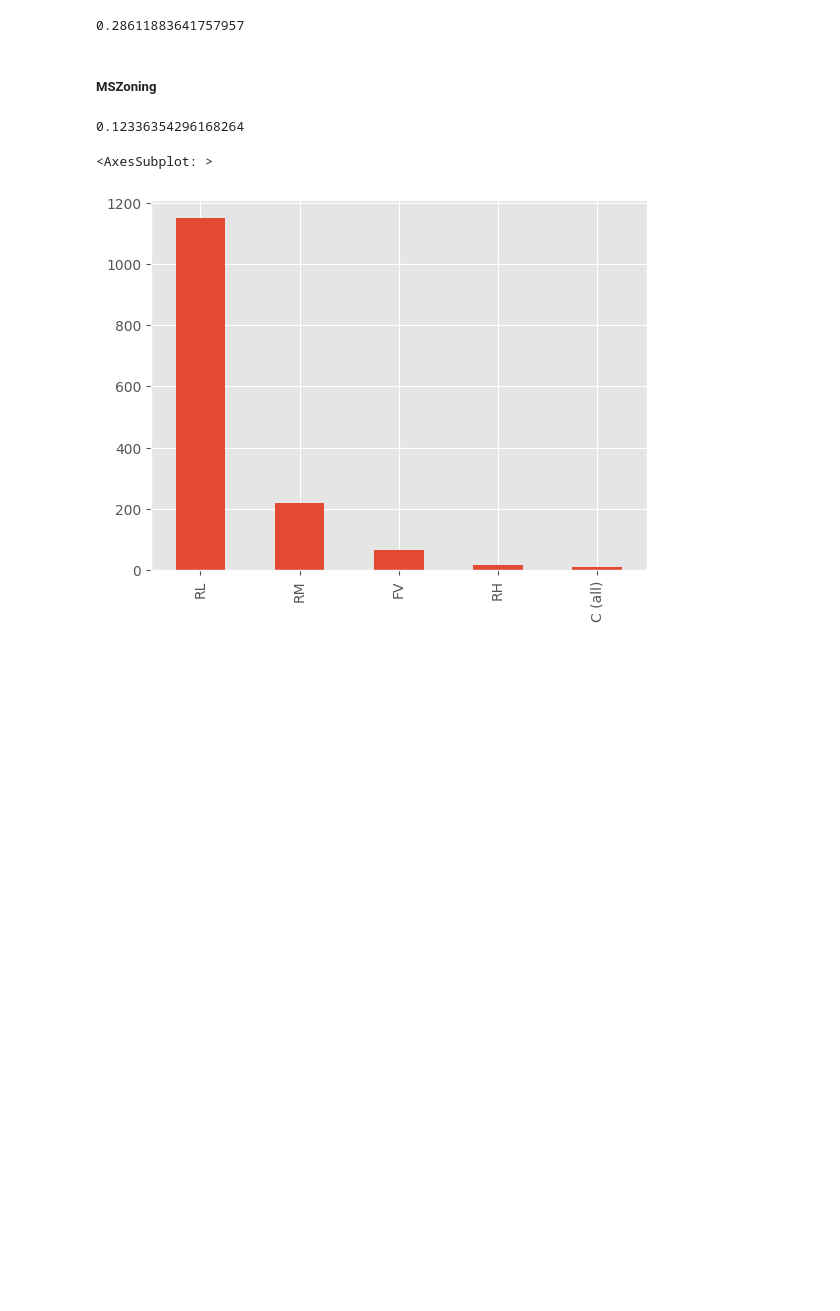
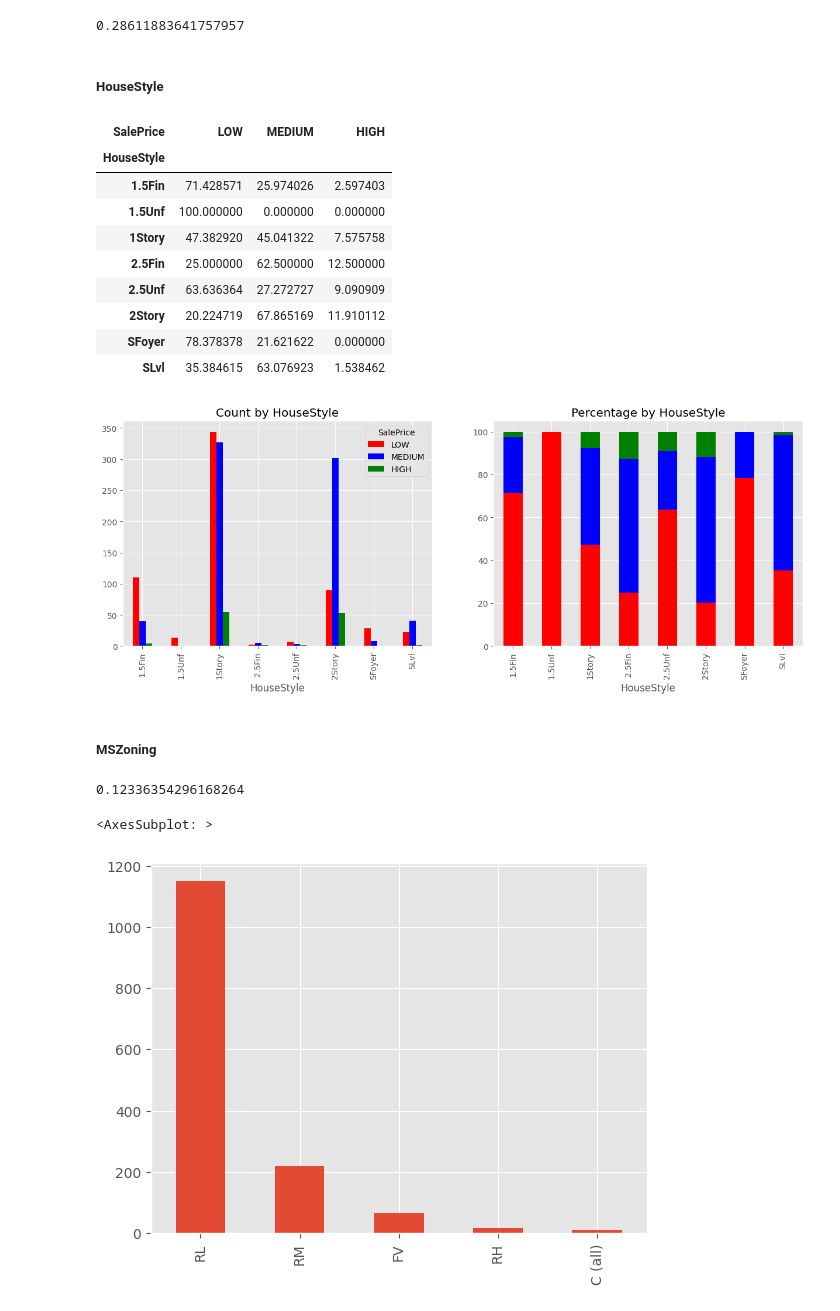
Before and after one commit to gvnberaldi/HousePricePrediction, a Jupyter notebook: Mbusu_project.ipynb, the cells around one changed output. Drawn from its saved outputs; the diff is of its cells as text; code cells hidden in the pictures; blank space fills up the shorter version.

```diff
--- a/Mbusu_project.ipynb
+++ b/Mbusu_project.ipynb
@@ -166,6 +185,22 @@ dfpp.plot(kind='bar',ax=ax[1] , stacked=True , title ="Percentage by MSSubClass"
 IG(df,"SalePrice","MSSubClass")
 # %% [output]
 0.28611883641757957
+# %% [markdown]
+##### HouseStyle
+# %%
+frequencies_and_percentages(df, 'SalePrice', 'HouseStyle')
+# %% [output]
+| SalePrice | LOW | MEDIUM | HIGH |
+| HouseStyle |  |  |  |
+| 1.5Fin | 71.428571 | 25.974026 | 2.597403 |
+| 1.5Unf | 100.000000 | 0.000000 | 0.000000 |
+| 1Story | 47.382920 | 45.041322 | 7.575758 |
+| 2.5Fin | 25.000000 | 62.500000 | 12.500000 |
+| 2.5Unf | 63.636364 | 27.272727 | 9.090909 |
+| 2Story | 20.224719 | 67.865169 | 11.910112 |
+| SFoyer | 78.378378 | 21.621622 | 0.000000 |
+| SLvl | 35.384615 | 63.076923 | 1.538462 |
+[figure, added]
 # %% [markdown]
 ##### MSZoning
 # %%
```
Also changed, not shown: parts of 23 cells of this notebook, 1 other file.
